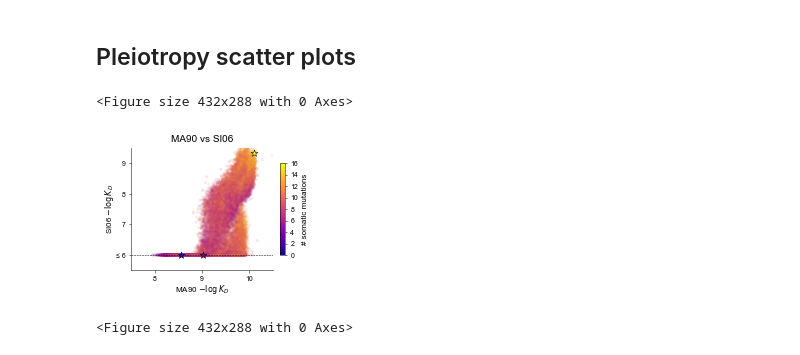
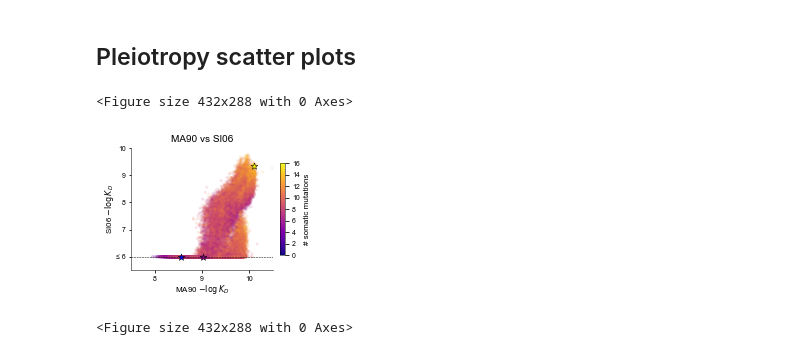
Before and after one commit to Ctharp17/CH65-comblib, a Jupyter notebook: Figures/Kd_figures/General_Landscape.ipynb, the cells around one changed output. Saved outputs shown, nothing was run; the diff lists cells and outputs as text; code cells hidden in the pictures.

```diff
--- a/Figures/Kd_figures/General_Landscape.ipynb
+++ b/Figures/Kd_figures/General_Landscape.ipynb
@@ -253,37 +253,37 @@ x = CH65_all['MA90_mean']
 y = CH65_all['SI06_mean']
 plt.rcParams['grid.color'] = "white"
 fig = plt.figure(figsize=(2.75,2.25))
 ax = fig.add_subplot()
 x_locator = FixedLocator([8,9,10])
-y_locator = FixedLocator([6,7,8,9])
+y_locator = FixedLocator([6,7,8,9,10])
 ax.set_xticklabels(['8','9','10'])
-ax.set_yticklabels(['≤ 6','7','8','9'])
+ax.set_yticklabels(['≤ 6','7','8','9','10'])
 ax.xaxis.set_major_locator(x_locator)
 ax.yaxis.set_major_locator(y_locator)
 plt.axvline(x=6,linestyle='dashed',linewidth=0.5,color='black')
 plt.axhline(y=6,linestyle='dashed',linewidth=0.5,color='black')
 ax.scatter(x,y, c=CH65_all['som_mut'], cmap=cmap, s=5, alpha = 0.1, zorder=-10000)
 germ=ax.scatter(germ_MA90,germ_SI06, s=50,c='blue', marker='*',edgecolor='black',linewidths=0.5,alpha=1,zorder=99999999)
 I2=ax.scatter(I2_MA90,I2_SI06,s=50,c='purple', marker='*',edgecolor='black',linewidths=0.5,alpha=1,zorder=999999)
 som=ax.scatter(som_MA90,som_SI06,s=50,c='yellow', marker='*',edgecolor='black',linewidths=0.5,alpha=1,zorder=999999)
 ax.yaxis.set_tick_params(labelsize=7,pad=3,length=2.5)
 ax.xaxis.set_tick_params(labelsize=7,pad=3,length=2.5)
 ax.set_xlim([7.5, 10.5])
-ax.set_ylim([5.5, 9.5])
+ax.set_ylim([5.5, 10])
 ax.spines['right'].set_visible(False)
 ax.spines['top'].set_visible(False)
 plt.xlabel('MA90 $-\log K_D$',fontsize=8,labelpad=1)
 plt.ylabel('SI06 $-\log K_D$',fontsize=8,labelpad=0)
 plt.title('MA90 vs SI06',fontsize=10)
 sm = plt.cm.ScalarMappable(cmap=plt.cm.plasma, norm=plt.Normalize(vmin = 0, vmax=16))
 sm._A = []
 cbar = plt.colorbar(sm,fraction=0.03, pad=0.05,orientation='vertical',aspect=20,ticks=[0,2,4,6,8,10,12,14,16])
 cbar.set_label(label='# somatic mutations',size=8)
 cbar.ax.tick_params(labelsize=7)
 plt.savefig("20220603_CH65_MA90_SI06.png", transparent=True, dpi=600,bbox_inches='tight')
 # %% [output]
 <Figure size 432x288 with 0 Axes>
-[figure, old version]
+[figure, new version]
 # %%
 # libraries
 from mpl_toolkits.mplot3d import Axes3D
```
Also changed, not shown: 9 other files.
